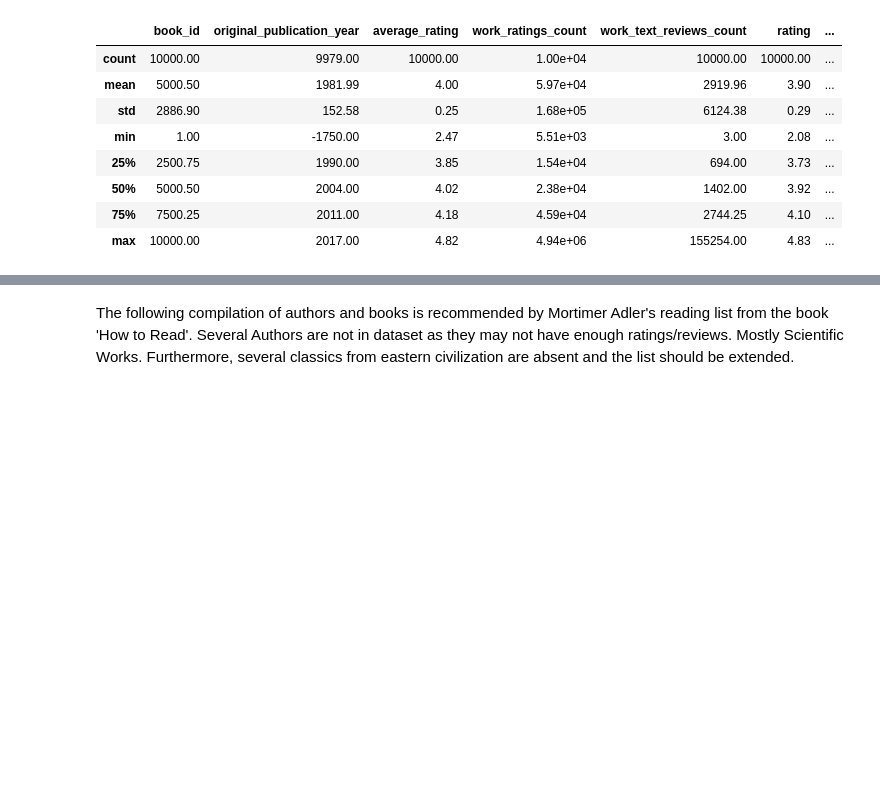
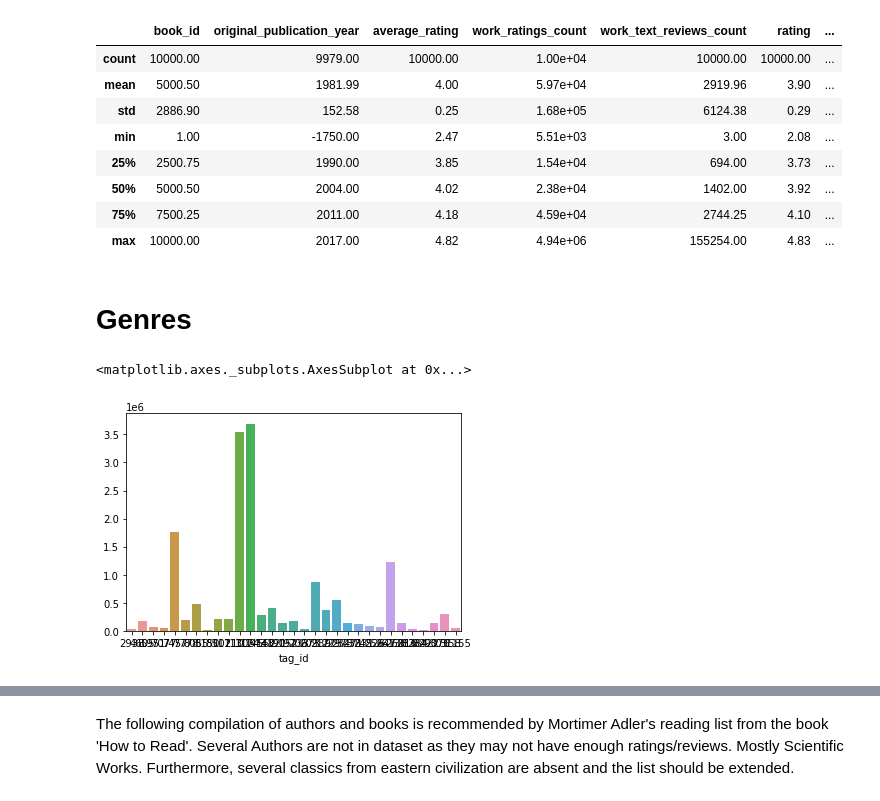
Before and after one commit to kross11480/courses, a Jupyter notebook: goodreads/books_analysis.ipynb, the cells around one changed output, grey strips where cells are left out. Saved outputs shown, nothing was run; the diff lists cells and outputs as text; code cells hidden in the pictures; blank space fills up the shorter version.

```diff
--- a/goodreads/books_analysis.ipynb
+++ b/goodreads/books_analysis.ipynb
@@ -135,6 +129,39 @@ books_summary_expert_rating.describe()
 | 50% | 5000.50 | 2004.00 | 4.02 | 2.38e+04 | 1402.00 | 3.92 | ... |
 | 75% | 7500.25 | 2011.00 | 4.18 | 4.59e+04 | 2744.25 | 4.10 | ... |
 | max | 10000.00 | 2017.00 | 4.82 | 4.94e+06 | 155254.00 | 4.83 | ... |
+# %% [markdown]
+# Genres
+# %%
+genres = ["Art", "Biography", "Business", "Chick Lit", "Children's", "Christian", "Classics", "Comics",
+"Contemporary", "Cookbooks", "Crime", "Ebooks", "Fantasy", "Fiction", "Gay and Lesbian", "Graphic Novels",
+"Historical Fiction", "History", "Horror", "Humor and Comedy", "Manga", "Memoir", "Music", "Mystery", "Nonfiction",
+"Paranormal", "Philosophy", "Poetry", "Psychology", "Religion", "Romance", "Science", "Science Fiction",
+"Self Help", "Suspense", "Spirituality", "Sports", "Thriller", "Travel", "Young Adult"]
+genre_lower = list(map(lambda x:x.lower(), genres))
+pat = r'+$|'.join(genre_lower)
+considered_tags = tags[tags.tag_name.str.match(pat)]
+considered_tags_id = considered_tags.tag_id.tolist()
+considered_book_tags = book_tags[book_tags.tag_id.isin(considered_tags_id)]
+
+genres_count = considered_book_tags.groupby('tag_id')["count"].sum().sort_values()
+
+#considered_book_tags
+popular_tags_id = genres_count.sort_values(ascending=False).index.tolist()[:10]
+
+#genres_count.head()
+#print ('top 10 popular tags:'+repr(tags.iloc[popular_tags_id].tag_name.tolist()))
+#print (popular_tags_id)
+#tags[tags.tag_id==11743]
+sns.barplot(x=genres_count.index, y=genres_count.values)
+#ratings_per_book = ratings.groupby('book_id').book_id.apply( lambda x: np.log10(len( x )))
+#print (pat)
+#print(genre_lower)
+#book_tags.head() #book_id, tag_id, count
+#tags[tags.tag_id==30574] #tag_id, tag_name #tags[(tags.tag_name=="art")|(tags.tag_name=="crime")]
+#book_classics[book_classics['authors'].str.contains('|'.join(authors))]
+# %% [output]
+<matplotlib.axes._subplots.AxesSubplot at 0x...>
+[figure, added]
 # %%
 #books_summary_expert_rating.sort_values(by=['ratings/review_count','rating','work_text_reviews_count']).head(10)
 #books_summary_expert_rating.sort_values(by=['work_text_reviews_count'],ascending=False).head(10)
```
Also changed, not shown: parts of 6 cells of this notebook.
